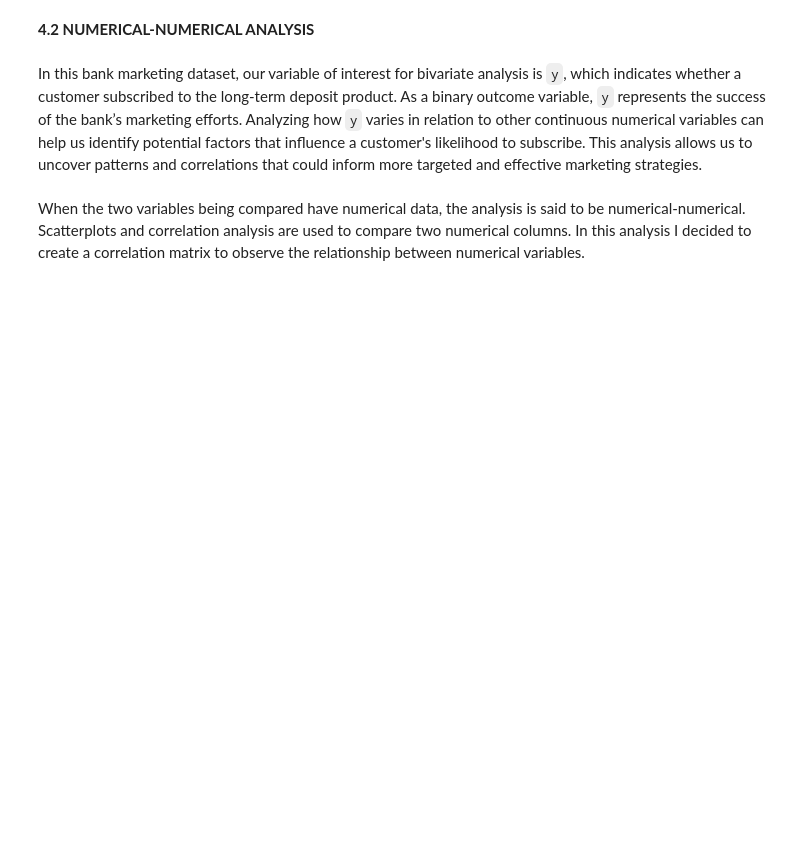
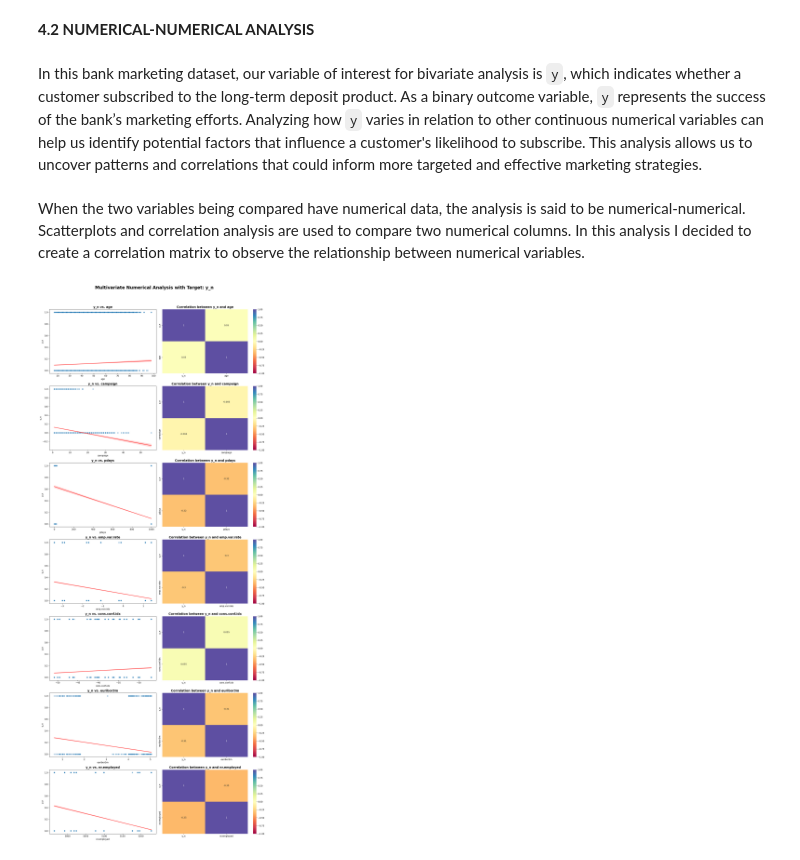
Before and after one commit to RitaViegas/Projetct-Logistic-Regression---Banking-Marketing-Campaign, a Jupyter notebook: src/explore.ipynb, the cells around one changed output. Saved outputs shown, nothing was run; the diff lists cells and outputs as text; code cells hidden in the pictures; blank space fills up the shorter version.

Commit message:
4.3 - correlation matrix - done

```diff
--- a/src/explore.ipynb
+++ b/src/explore.ipynb
@@ -674,20 +688,39 @@ df_n.head(3)
 In this bank marketing dataset, our variable of interest for bivariate analysis is `y`, which indicates whether a customer subscribed to the long-term deposit product. As a binary outcome variable, `y` represents the success of the bank’s marketing efforts. Analyzing how `y` varies in relation to other continuous numerical variables can help us identify potential factors that influence a customer's likelihood to subscribe. This analysis allows us to uncover patterns and correlations that could inform more targeted and effective marketing strategies.
 # %% [markdown]
 When the two variables being compared have numerical data, the analysis is said to be numerical-numerical. Scatterplots and correlation analysis are used to compare two numerical columns. In this analysis I decided to create a correlation matrix to observe the relationship between numerical variables.
-# %%
-# Seleciona as variáveis numéricas restantes
-numerical_columns = [
-    col for col in df.select_dtypes(include=['float', 'int']).columns
-    if col not in ['emp.var.rate', 'cons.price.idx', 'euribor3m', 'nr.employed']
-]
-
-# Calcula a matriz de correlação
-correlation_matrix = df[numerical_columns].corr()
-
-# Configura o tamanho da figura
-plt.figure(figsize=(10, 8))
-
-# Plota o heatmap da matriz de correlação
-sns.heatmap(correlation_matrix, annot=True, cmap='Spectral', vmin=-1, vmax=1, square=True, cbar=True)
-plt.title("Correlation Matrix of Numerical Variables")
-plt.show()
+# %%
+def multivariate_numeric_analysis(df, target_variable, numerical_columns):
+    """
+    Gera gráficos de dispersão e matrizes de correlação entre a variável de interesse e outras variáveis numéricas.
+
+    Parâmetros:
+    - df: DataFrame contendo os dados.
+    - target_variable: String representando o nome da variável de interesse (deve estar em formato numérico).
+    - numerical_columns: Lista de strings com os nomes das colunas numéricas para análise.
+    """
+    # Configuração dos subplots
+    num_vars = len(numerical_columns)
+    fig, axes = plt.subplots(num_vars, 2, figsize=(15, num_vars * 5))
+    fig.suptitle(f'Multivariate Numerical Analysis with Target: {target_variable}', fontsize=20, fontweight= 'bold', y=1.02)
+
+    # Loop pelas variáveis numéricas
+    for i, col in enumerate(numerical_columns):
+        # Gráfico de dispersão com linha de regressão
+        sns.scatterplot(ax=axes[i, 0], data=df_n, x=col, y=target_variable, alpha=0.5)
+        sns.regplot(ax=axes[i, 0], data=df_n, x=col, y=target_variable, scatter=False, color='red', line_kws={"alpha":0.7})
+        axes[i, 0].set_title(f'{target_variable} vs. {col}', fontsize=14, fontweight='bold')
+
+        # Matriz de correlação entre a variável target e a variável numérica
+        corr_data = df_n[[target_variable, col]].corr()
+        sns.heatmap(ax=axes[i, 1], data=corr_data, annot=True, cmap='Spectral', cbar=True, vmin=-1, vmax=1)
+        axes[i, 1].set_title(f'Correlation between {target_variable} and {col}', fontsize=14, fontweight='bold')
+
+    plt.tight_layout()
+    plt.show()
+
+# Exemplo de uso com o DataFrame df_refined, a variável de interesse 'y_n' e uma lista de variáveis numéricas
+numerical_columns = ['age', 'campaign', 'pdays', 'emp.var.rate', 'cons.conf.idx', 'euribor3m', 'nr.employed']
+target_variable = 'y_n'  # nome da variável de interesse (convertida para numérica)
+multivariate_numeric_analysis(df_n, target_variable, numerical_columns)
+# %% [output]
+[figure, added]
```
Also changed, not shown: parts of 9 cells of this notebook, 9 other files.
